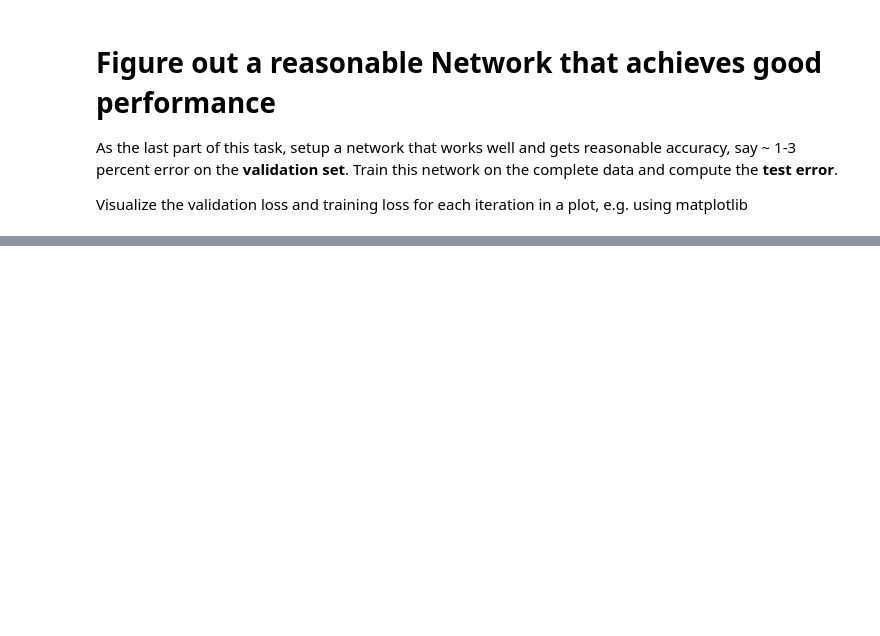
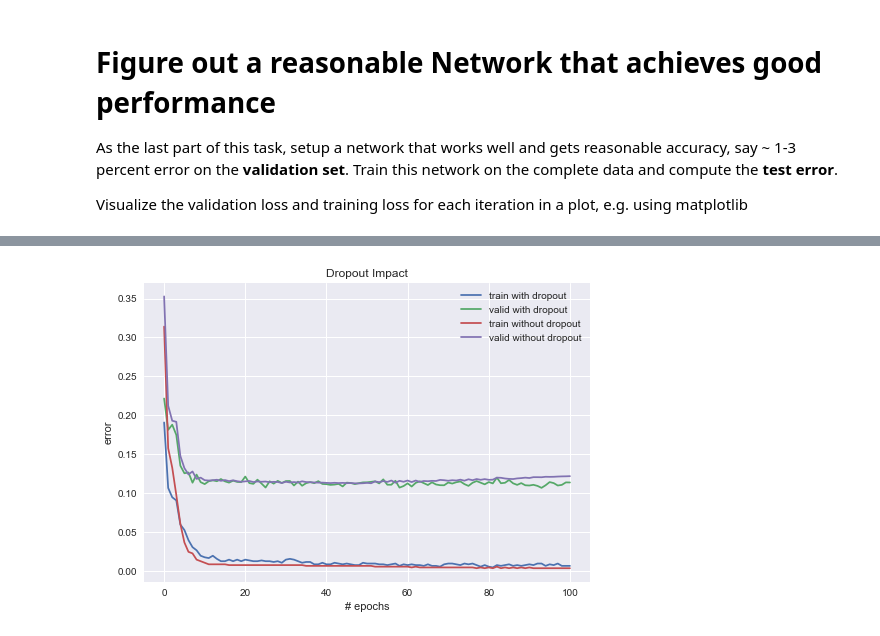
Before and after one commit to 2BH/dl-lab-ws2018, a Jupyter notebook: exercise1/exercise_1.ipynb, the cells around one changed output, grey strips where cells are left out. Drawn from its saved outputs; the diff is of its cells as text; code cells hidden in the pictures; blank space fills up the shorter version.

```diff
--- a/exercise1/exercise_1.ipynb
+++ b/exercise1/exercise_1.ipynb
@@ -914,0 +1036,16 @@ $$J = -\frac{1}{m} \sum\limits_{i = 1}^{m} \large{(}\small y^{(i)}\log\left(a^{[
+# %%
+epochs = np.arange(0, max_epochs+1)
+full_train_error = nn.train_error
+full_test_error = nn.valid_error
+plt.plot(epochs, with_drop_train_error, label = "train with dropout")
+plt.plot(epochs, with_drop_valid_error, label = "valid with dropout")
+plt.plot(epochs, without_drop_train_error, label = "train without dropout")
+plt.plot(epochs, without_drop_valid_error, label = "valid without dropout")
+plt.grid(True)
+plt.xlabel("# epochs")
+plt.ylabel("error")
+plt.legend()
+plt.title("Dropout Impact")
+plt.show()
+# %% [output]
+[figure, added]
```
Also changed, not shown: parts of 24 cells of this notebook, 7 other files.
